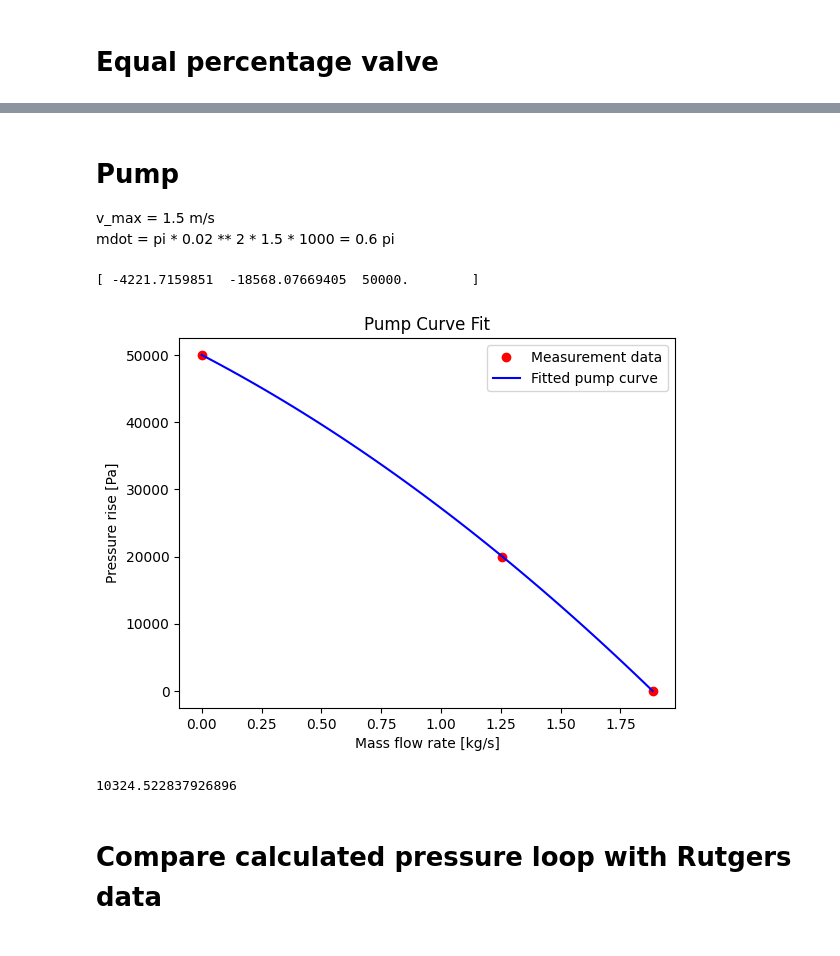
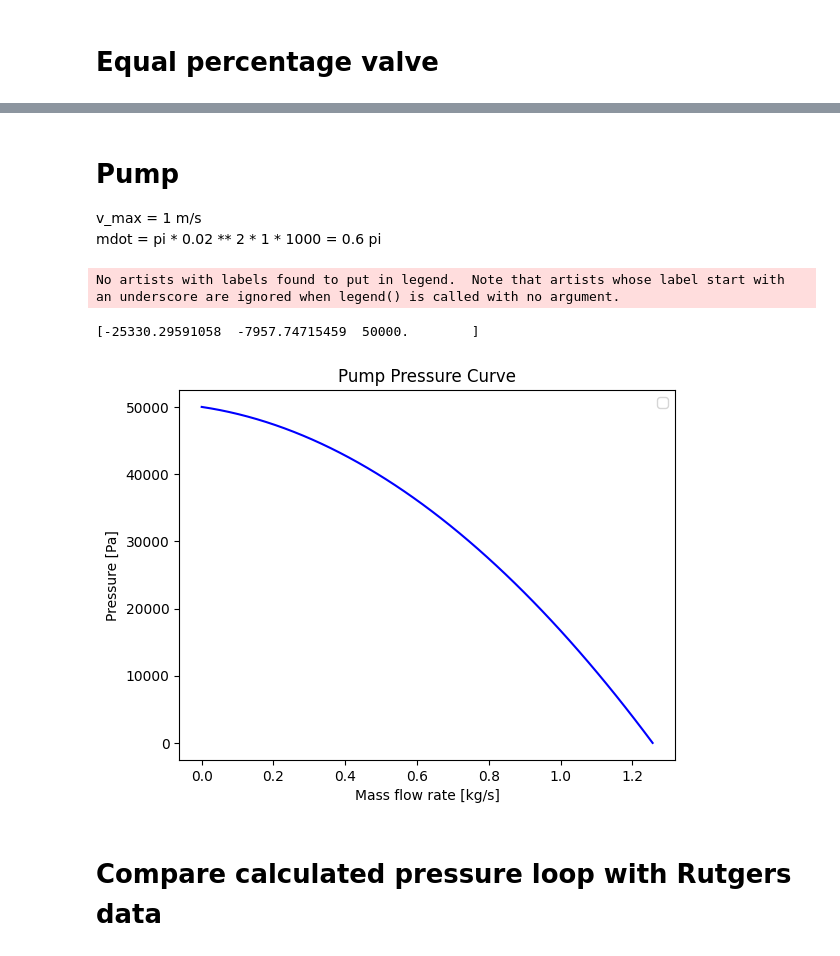
Before and after one commit to Pietervb2/thesis, a Jupyter notebook: obtain_realistic parameters.ipynb, the cells around one changed output, grey strips where cells are left out. Drawn from its saved outputs; the diff is of its cells as text; code cells hidden in the pictures.

```diff
--- a/obtain_realistic parameters.ipynb
+++ b/obtain_realistic parameters.ipynb
@@ -170,0 +253,21 @@ plt.show()
+# %%
+dp = 1
+mflow_array_real = np.zeros(100)
+mflow_array_ideal = np.zeros(100)
+
+Kvs = 0.1/3.6
+h_star = 0.05
+
+for k in range(len(h_array)):
+
+    Kv_real = Kv_real_func(h_array[k],Kvs, h_star)
+    Kv_ideal = Kv_ideal_func(h_array[k], Kvs)
+    mflow_array_real[k] = Kv_real * np.sqrt(dp)
+    mflow_array_ideal[k] = Kv_ideal * np.sqrt(dp)
+
+plt.plot(h_array, mflow_array_ideal, label = 'real')
+plt.plot(h_array, mflow_array_ideal, label = 'ideal')
+plt.legend()
+plt.title(f'Constant pressure: {dp} Pa')
+plt.xlabel('h (-)')
+plt.ylabel('Mass flow (kg/s)')
@@ -171,44 +277,42 @@ plt.show()
 # %% [markdown]
 # Pump
 
-v_max = 1.5 m/s \
-mdot = pi * 0.02 ** 2 * 1.5 * 1000 = 0.6 pi
+v_max = 1 m/s \
+mdot = pi * 0.02 ** 2 * 1 * 1000 = 0.6 pi
 # %%
 # Measurement data points
 
-mflow_max = 0.6 * np.pi  # kg/s
+mflow_max = 0.02**2 * 1 * 1000 * np.pi  # kg/s
 dp_data = np.array([50e3, 20e3, 0])  # Pa
-mflow_data = np.array([0, 0.4*np.pi, mflow_max])  # kg/s
+mflow_data = np.array([0, 0.3*np.pi, mflow_max])  # kg/s
 
 # Fit quadratic curve to data: dp = a*mflow^2 + b*mflow + c
 coefficients = np.polyfit(mflow_data, dp_data, 2)
 a, b, c = coefficients
 
 print(coefficients)
 
 # Update pump_curve function with fitted coefficients
 def pump_curve(mflow):
     dp = a * mflow**2 + b * mflow + c
     return dp
 
 # Verify fit
 mflow_test = np.linspace(0, mflow_max, 50)
 dp_fit = [pump_curve(m) for m in mflow_test]
 
 plt.figure()
-plt.plot(mflow_data, dp_data, 'ro', label='Measurement data')
-plt.plot(mflow_test, dp_fit, 'b-', label='Fitted pump curve')
+# plt.plot(mflow_data, dp_data, 'ro', label='Measurement data')
+plt.plot(mflow_test, dp_fit, 'b-')
 plt.xlabel('Mass flow rate [kg/s]')
-plt.ylabel('Pressure rise [Pa]')
-plt.title('Pump Curve Fit')
+plt.ylabel('Pressure [Pa]')
+plt.title('Pump Pressure Curve')
 plt.legend()
 plt.show()
-
-print(pump_curve(1.57369))
 # %% [output]
-[ -4221.7159851  -18568.07669405  50000.        ]
+No artists with labels found to put in legend.  Note that artists whose label start with an underscore are ignored when legend() is called with no argument.
+[-25330.29591058  -7957.74715459  50000.        ]
-[figure, old version]
+[figure, new version]
-10324.522837926896
 # %% [markdown]
 # Compare calculated pressure loop with Rutgers data
 # %%
```
Also changed, not shown: parts of 9 cells of this notebook, 8 other files.
